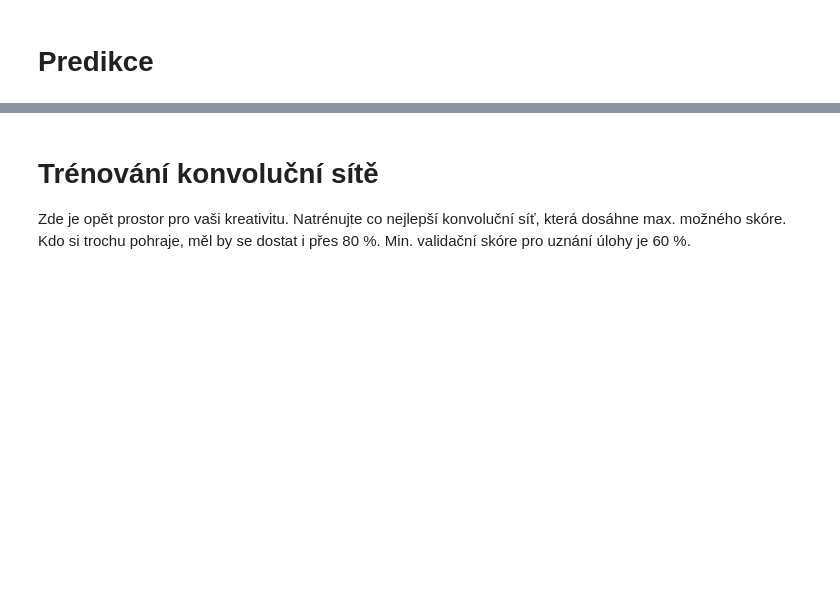
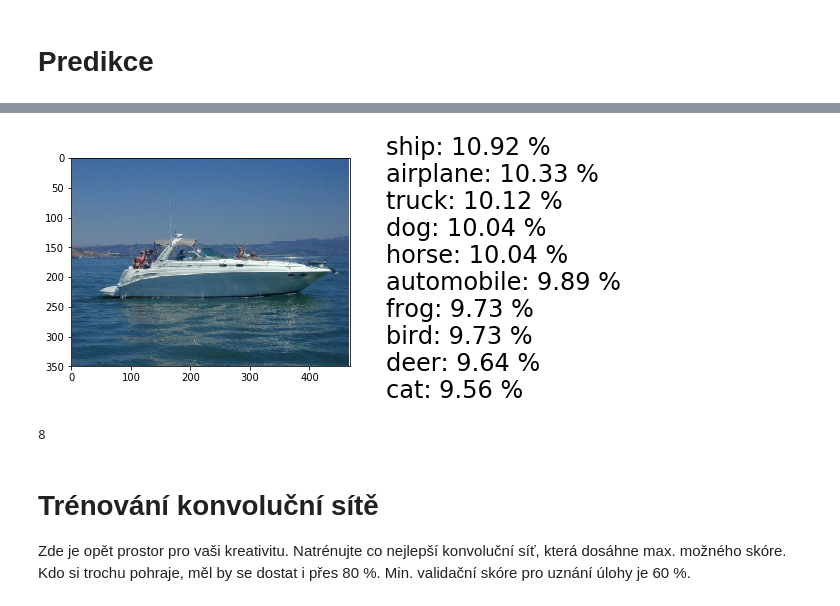
Before and after one commit to Sselion/ANS_Naiman, a Jupyter notebook: conv-intro-lab.ipynb, the cells around one changed output, grey strips where cells are left out. Drawn from its saved outputs; the diff is of its cells as text; code cells hidden in the pictures; blank space fills up the shorter version.

```diff
--- a/conv-intro-lab.ipynb
+++ b/conv-intro-lab.ipynb
@@ -691,0 +756,7 @@ RuntimeError: Expected object of type torch.FloatTensor but found type torch.cud
+# %%
+url3 = 'http://www.colosseumpretoria.com/wp-content/uploads/2017/05/boat_4.jpg'
+img3 = PIL.Image.open(requests.get(url3, stream=True).raw)
+predict_and_show(conv_layer, np.array(img3))
+# %% [output]
+[figure, added]
+8
```
Also changed, not shown: parts of 27 cells of this notebook.
